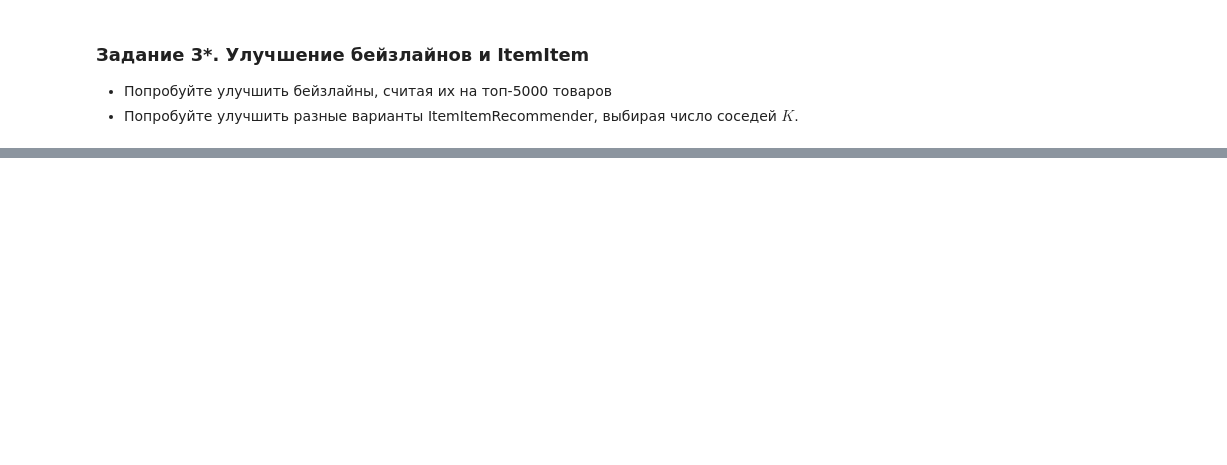
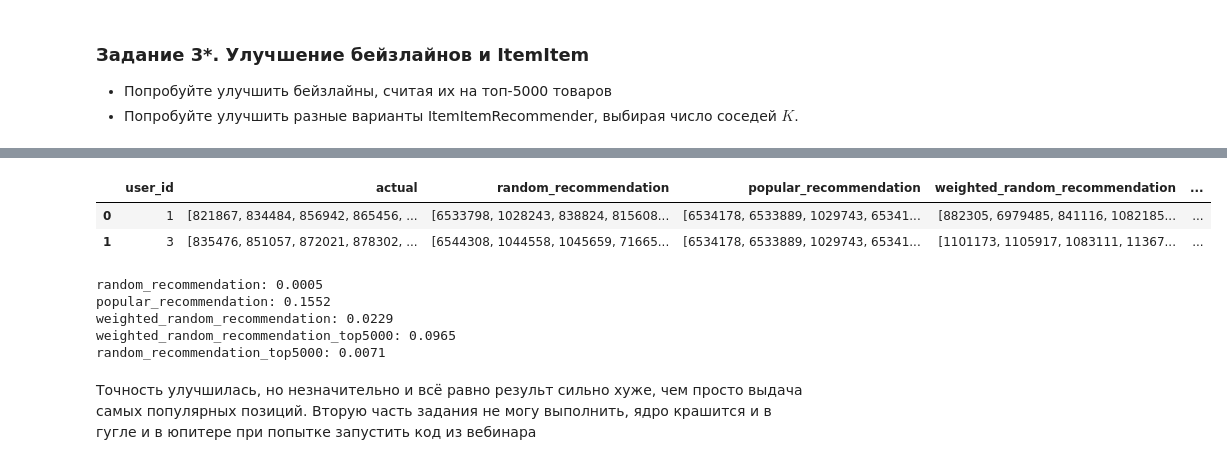
Before and after one commit to Anbionchik/Git_brain_lessons, a Jupyter notebook: Rec systems/Les2/hw_webinar_2.ipynb, the cells around one changed output, grey strips where cells are left out. Cells and saved outputs as stored; diff of their text form; code cells hidden in the pictures; blank space fills up the shorter version.

```diff
--- a/Rec systems/Les2/hw_webinar_2.ipynb
+++ b/Rec systems/Les2/hw_webinar_2.ipynb
@@ -113,0 +173,21 @@ result.head(2)
+# %%
+def random_recommendation(items, n=5):
+    """Случайные рекоммендации"""
+
+    items = np.array(items)
+    recs = np.random.choice(items, size=n, replace=False)
+
+    return recs.tolist()
+# %%
+%%time
+
+popularity = data.groupby('item_id')['quantity'].sum().reset_index()
+popularity.rename(columns={'quantity': 'n_sold'}, inplace=True)
+
+popularity.head()
+
+items = popularity.sort_values('n_sold', ascending=False).head(5000).item_id.tolist()
+
+result['random_recommendation_top5000'] = result['user_id'].apply(lambda x: random_recommendation(items, n=5))
+result.head(2)
+# %% [output]
@@ -113,0 +196,15 @@ result.head(2)
+|  | user_id | actual | random_recommendation | popular_recommendation | weighted_random_recommendation | ... |
+| 0 | 1 | [821867, 834484, 856942, 865456, ... | [6533798, 1028243, 838824, 815608... | [6534178, 6533889, 1029743, 65341... | [882305, 6979485, 841116, 1082185... | ... |
+| 1 | 3 | [835476, 851057, 872021, 878302, ... | [6544308, 1044558, 1045659, 71665... | [6534178, 6533889, 1029743, 65341... | [1101173, 1105917, 1083111, 11367... | ... |
+# %%
+for i, col in enumerate(result.columns.drop(['user_id', 'actual'])):
+  print(f'{col}: {round(result.apply(lambda x: precision_at_k(x[i + 2],x[1], 5), 1).mean(), 4)}')
+# %% [output]
+random_recommendation: 0.0005
+popular_recommendation: 0.1552
+weighted_random_recommendation: 0.0229
+weighted_random_recommendation_top5000: 0.0965
+random_recommendation_top5000: 0.0071
+# %% [markdown]
+Точность улучшилась, но незначительно и всё равно результ сильно хуже, чем просто выдача самых популярных позиций.
+Вторую часть задания не могу выполнить, ядро крашится и в гугле и в юпитере при попытке запустить код из вебинара
```
Also changed, not shown: parts of 17 cells of this notebook.
